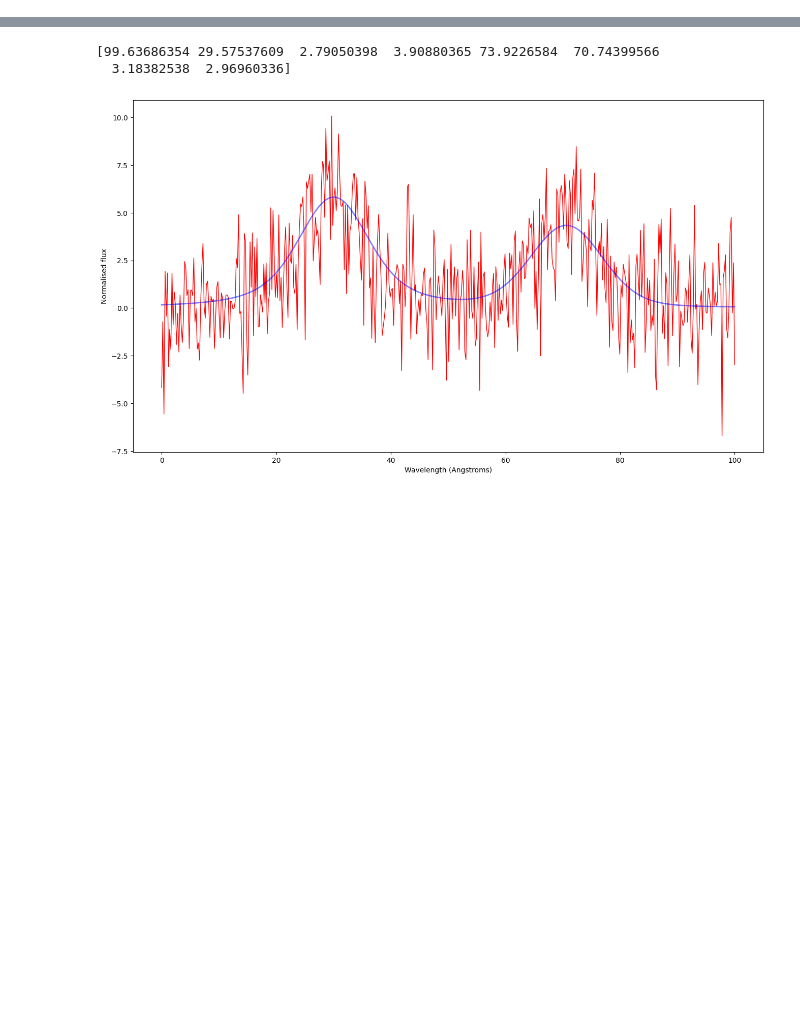
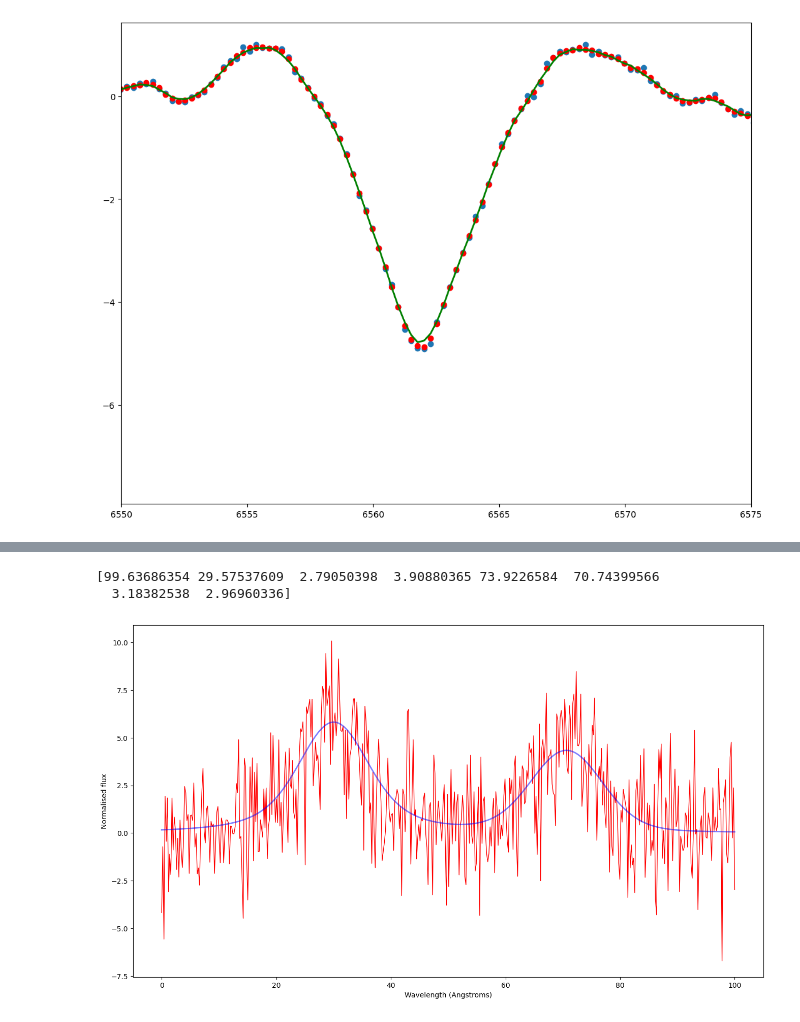
Before and after one commit to Sidius-DEV/IR_Variability_Of_BeXRBs_PhD, a Jupyter notebook: Scripts/Test_H_alpha_gausian_fitting.ipynb, the cells around one changed output, grey strips where cells are left out. Saved outputs shown, nothing was run; the diff lists cells and outputs as text; code cells hidden in the pictures; blank space fills up the shorter version.

```diff
--- a/Scripts/Test_H_alpha_gausian_fitting.ipynb
+++ b/Scripts/Test_H_alpha_gausian_fitting.ipynb
@@ -174,6 +242,20 @@ def spec_normalisation(x,y):
     plt.close()
     return spec.spectral_axis.value, (spec.flux/y_cont_fitted).value
     ###########
+# %%
+fig=plt.figure(figsize=(graph_W+5,graph_H+5))
+plt.xlim(xmin,xmax)
+plt.plot(x, y,'o')
+# plt.show()
+# plt.close()
+plt.plot(x, smooth(y,3), 'ro', lw=2)
+# plt.show()
+# plt.close()
+plt.plot(x, smooth(y,5), 'g-', lw=2)
+plt.show()
+plt.close()
+# %% [output]
+[figure, added]
 # %%
 xmin,xmax = 6550,6575
 graph_W,graph_H = 8,5
```
Also changed, not shown: parts of 5 cells of this notebook, 4 other files.
